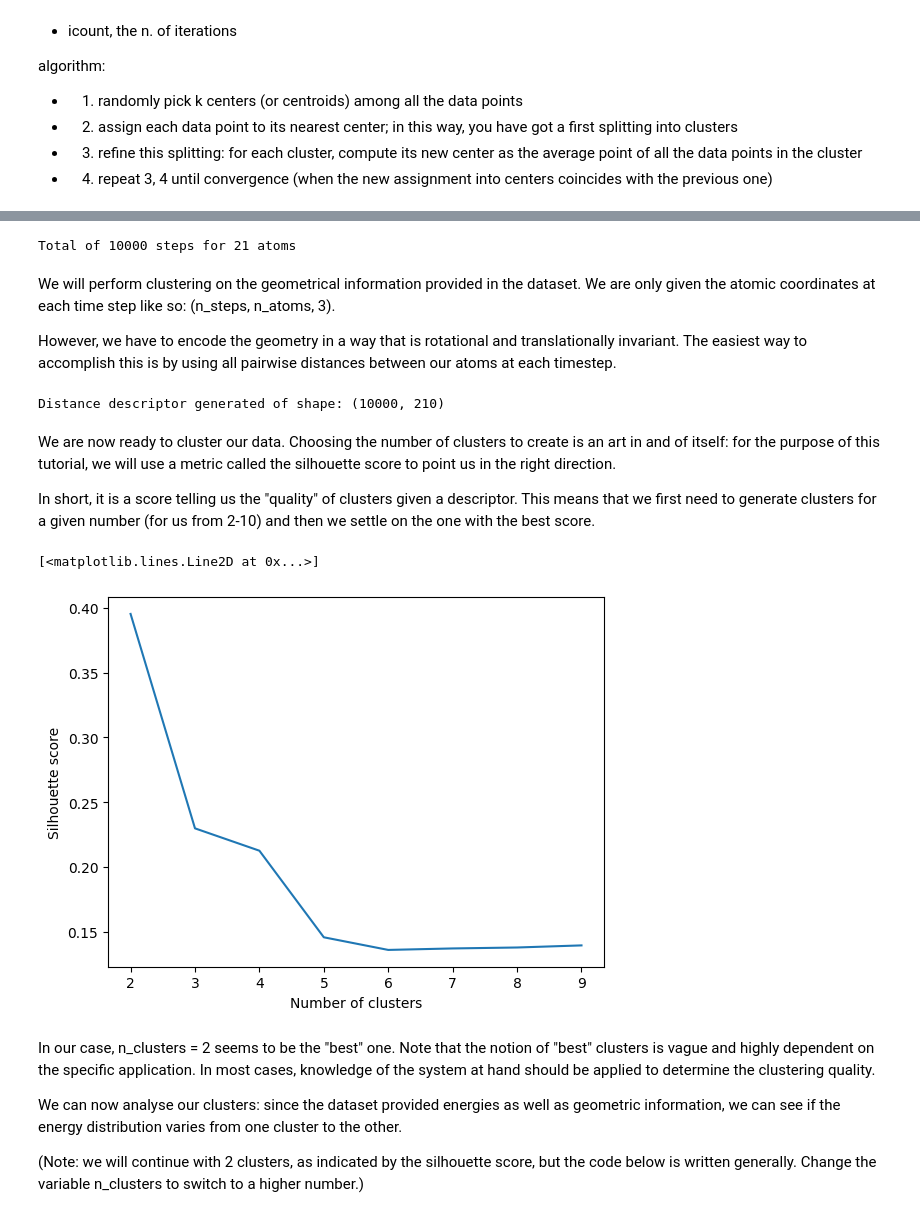
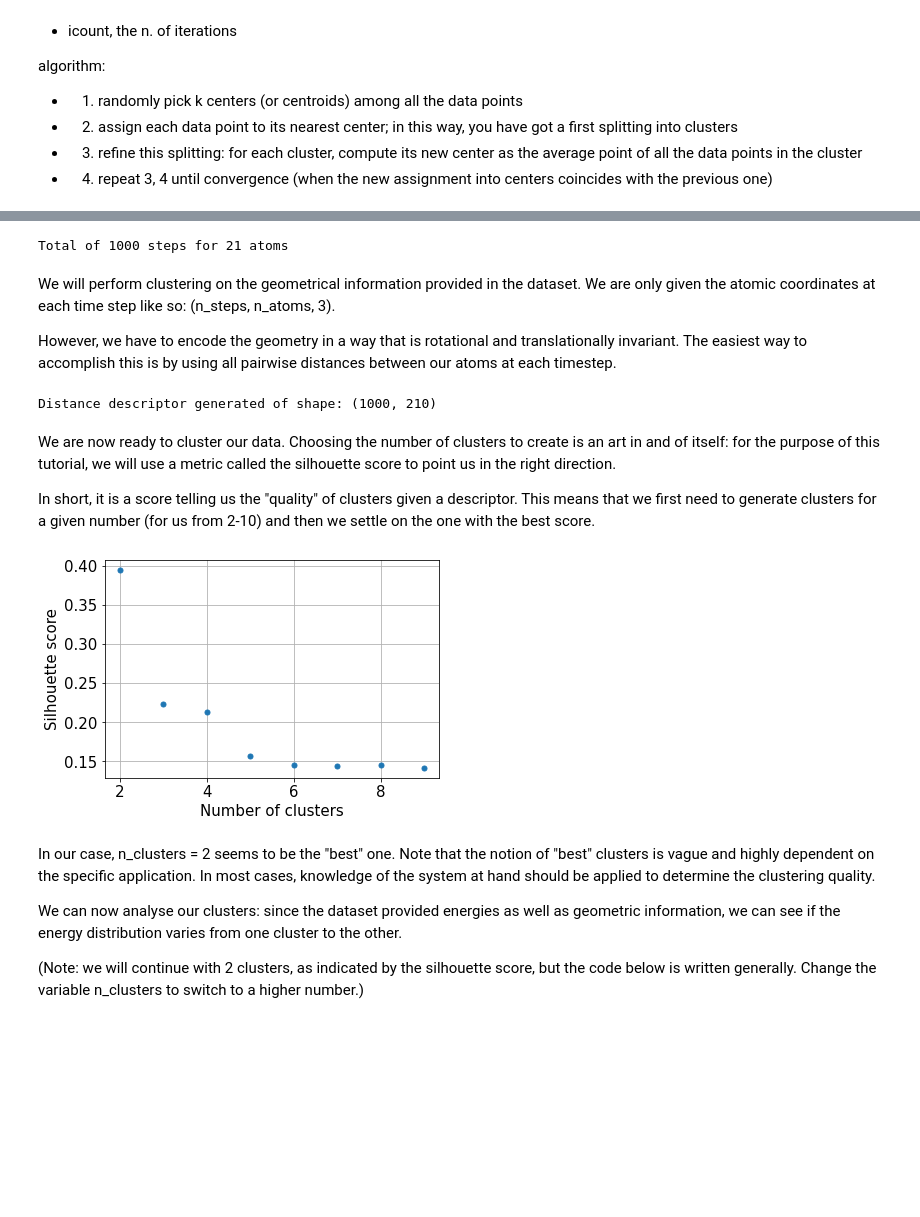
Before and after one commit to rhyan10/unsupervised-learning-molecular-systems, a Jupyter notebook: 3-Clustering/3-Tutorial.ipynb, the cells around one changed output, grey strips where cells are left out. Drawn from its saved outputs; the diff is of its cells as text; code cells hidden in the pictures; blank space fills up the shorter version.

Commit message:
small changes in clustering tutorial

```diff
--- a/3-Clustering/3-Tutorial.ipynb
+++ b/3-Clustering/3-Tutorial.ipynb
@@ -61,17 +66,16 @@ def kmeans(data,k):
 # %%
-from ase import Atoms
-# Import the data, in this case an npz file
-# of a molecular dynamics trajectory for aspirin
 data = np.load("../data/md17_aspirin_10000.npz")
+# data = np.load("../data/md17_aspirin.npz")
+step = 10
 
 # Coordinates for each timestep
-R = data['R']
+R = data['R'][::step]
 n_steps, n_atoms, _ = R.shape
 print(f'Total of {R.shape[0]} steps for {n_atoms} atoms')
 z = data['z'] # atomic numbers for each atom
-E = data['E'] # for later use
+E = data['E'][::step]-np.mean(data['E'][::step]) # for later use
 # %% [output]
-Total of 10000 steps for 21 atoms
+Total of 1000 steps for 21 atoms
 # %% [markdown]
 We will perform clustering on the geometrical information provided in the dataset. We are only given the atomic coordinates at each time step like so: (n_steps, n_atoms, 3).
 
@@ -82,19 +86,19 @@ However, we have to encode the geometry in a way that is rotational and translat
 
 # Create a list of ASE atom objects using the
 # coordinates and atomic numbers in the dataset
-atoms = [Atoms(positions = r, numbers = z) for r in R]
+atoms = [Atoms(positions=r, numbers=z) for r in R]
 
 # ase gives a full distance matrix, but we only need
 # every pair once (and ignore the diagonal).
 # Hence, we will index only the upper/lower triangle
-triangle_indices = np.tril_indices(n_atoms, k = -1)
+triangle_indices = np.tril_indices(n_atoms, k=-1)
 
 # Generate distances
 distances = [x.get_all_distances()[triangle_indices] for x in atoms]
 distances = np.array(distances)
 print(f"Distance descriptor generated of shape: {distances.shape}")
 # %% [output]
-Distance descriptor generated of shape: (10000, 210)
+Distance descriptor generated of shape: (1000, 210)
 # %% [markdown]
 We are now ready to cluster our data. Choosing the number of clusters to create is an art in and of itself: for the purpose of this tutorial, we will use a metric called the silhouette score to point us in the right direction.
 
@@ -102,26 +109,28 @@ In short, it is a score telling us the "quality" of clusters given a descriptor.
 # %%
-from sklearn.cluster import KMeans
-from sklearn.metrics import silhouette_score
-
 n_clusters_list = np.arange(2,10)
 sil_scores = [] # where we'll save the scores
 labels_list = [] # where we'll save the labels
 
 for n_clusters in n_clusters_list:
-    km = KMeans(n_clusters = n_clusters)
+    km = KMeans(n_clusters=n_clusters)
     labels = km.fit_predict(distances)
     score = silhouette_score(distances, labels)
 
     sil_scores.append(score)
     labels_list.append(labels)
 
 plt.figure()
+
+plt.rcParams['font.size'] = 15
+plt.rcParams['lines.linewidth'] = 2
+plt.rcParams['lines.markersize'] = 10
+
 plt.ylabel("Silhouette score")
 plt.xlabel("Number of clusters")
-plt.plot(n_clusters_list, sil_scores)
+plt.plot(n_clusters_list, sil_scores,'.')
+plt.grid()
 # %% [output]
-[<matplotlib.lines.Line2D at 0x...>]
-[figure, old version]
+[figure, new version]
 # %% [markdown]
 In our case, n_clusters = 2 seems to be the "best" one. Note that the notion of "best" clusters is vague and highly dependent on the specific application. In most cases, knowledge of the system at hand should be applied to determine the clustering quality.
 
```
Also changed, not shown: parts of 40 cells of this notebook, 1 other file.
